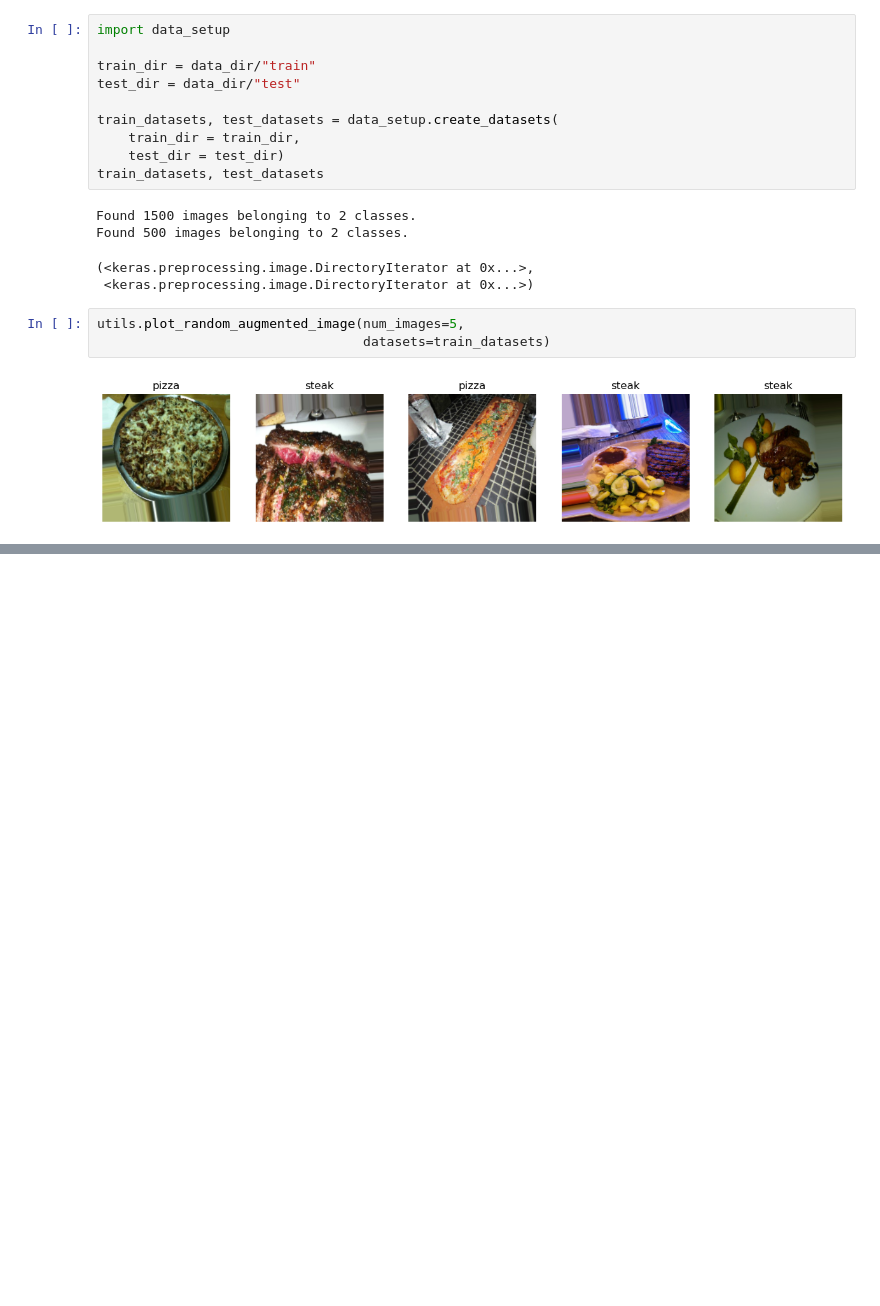
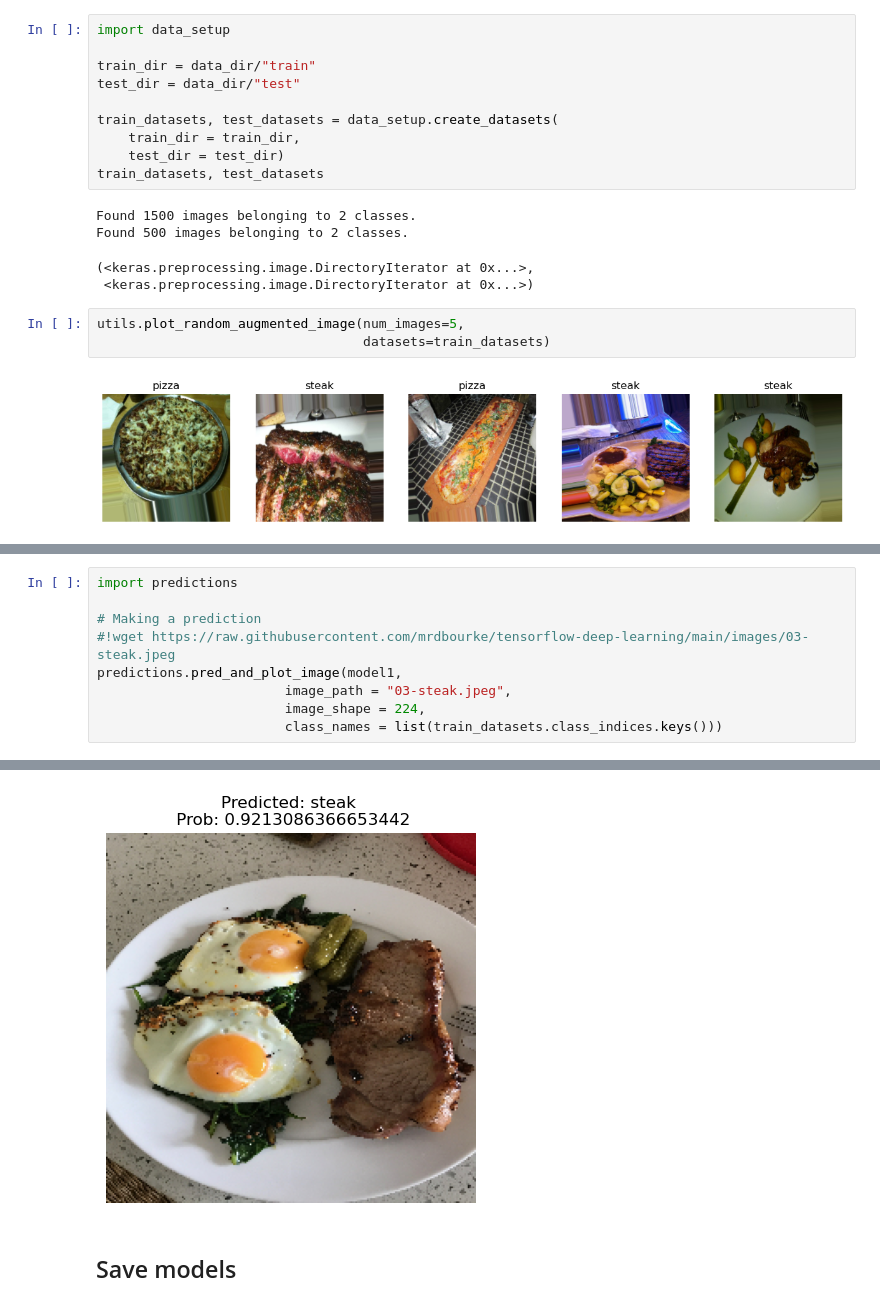
Before and after one commit to ngohongthai/ml_helper, a Jupyter notebook: test-notebook.ipynb, the cells around one changed output, grey strips where cells are left out. Cells and saved outputs as stored; diff of their text form; blank space fills up the shorter version.

```diff
--- a/test-notebook.ipynb
+++ b/test-notebook.ipynb
@@ -84,0 +150,10 @@ model1
+# %%
+import predictions
+
+# Making a prediction
+#!wget https://raw.githubusercontent.com/mrdbourke/tensorflow-deep-learning/main/images/03-steak.jpeg
+predictions.pred_and_plot_image(model1,
+                        image_path = "03-steak.jpeg",
+                        image_shape = 224,
+                        class_names = list(train_datasets.class_indices.keys()))
+# %% [output]
@@ -84,0 +161,3 @@ model1
+[figure, added]
+# %% [markdown]
+## Save models
```
Also changed, not shown: parts of 40 cells of this notebook, 17 other files.
